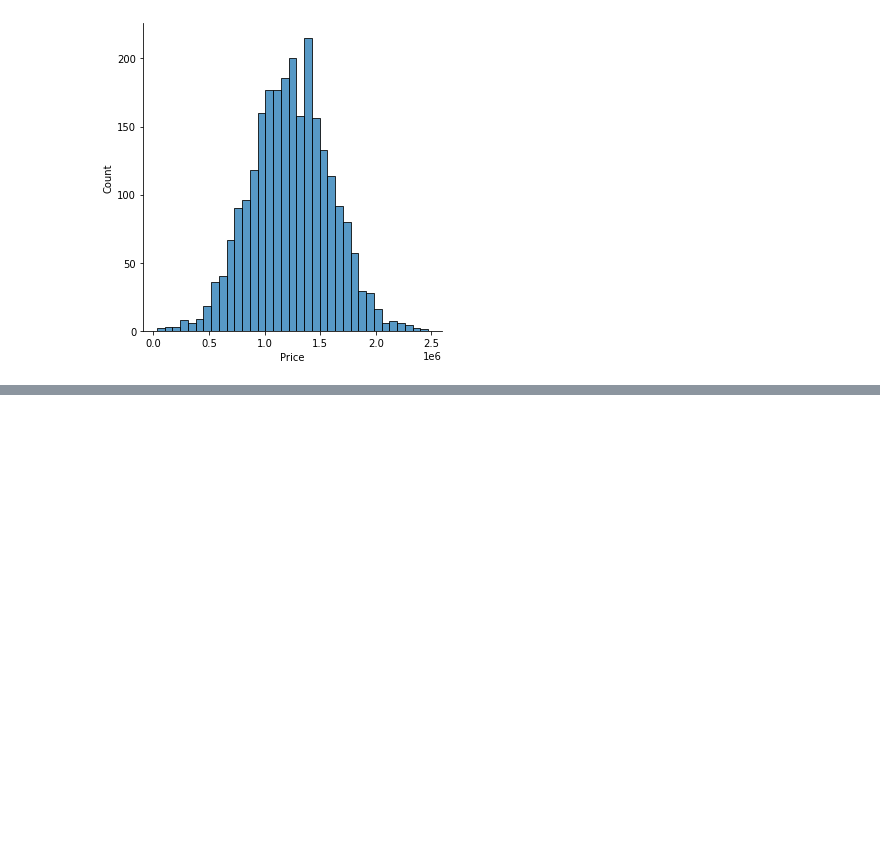
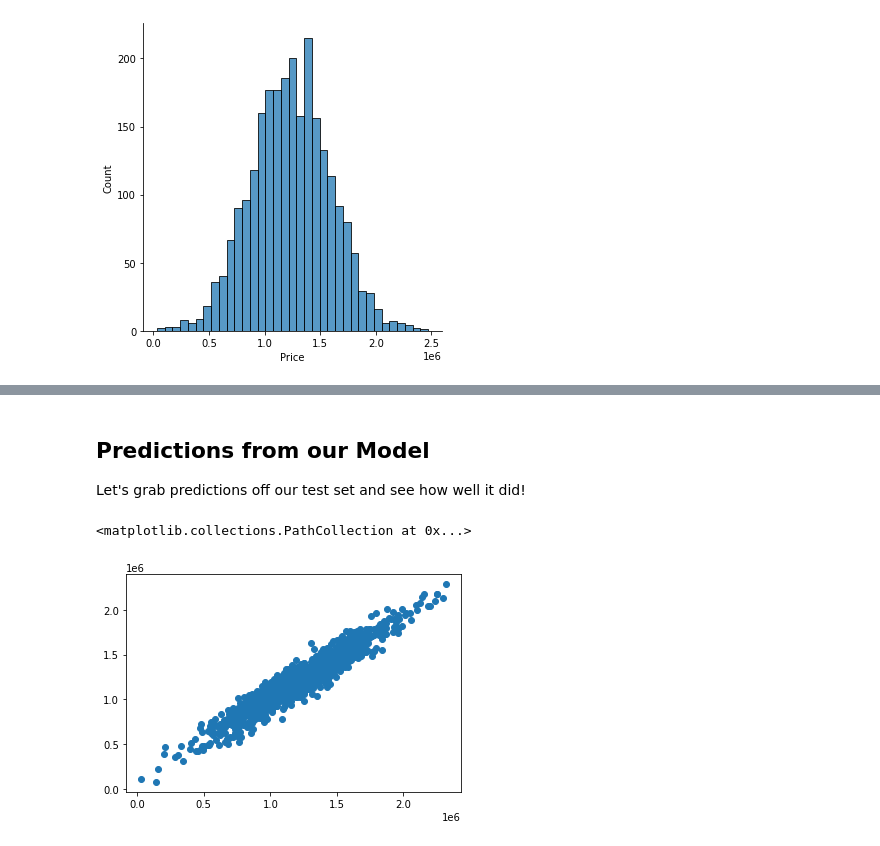
Before and after one commit to zacharyvunguyen/LinearRegressionIntro, a Jupyter notebook: Linear_regression_intro.ipynb, the cells around one changed output, grey strips where cells are left out. Drawn from its saved outputs; the diff is of its cells as text; code cells hidden in the pictures; blank space fills up the shorter version.

Commit message:
Finished Linear_regression_intro.ipynb

```diff
--- a/Linear_regression_intro.ipynb
+++ b/Linear_regression_intro.ipynb
@@ -113,0 +133,4 @@ sns.heatmap(df_USAhousing.corr()) # TODO 2
+# %%
+X = df_USAhousing[['Avg. Area Income', 'Avg. Area House Age', 'Avg. Area Number of Rooms',
+               'Avg. Area Number of Bedrooms', 'Area Population']]
+y = df_USAhousing['Price']
@@ -113,0 +144,6 @@ sns.heatmap(df_USAhousing.corr()) # TODO 2
+# %%
+# Import train_test_split function from sklearn.model_selection
+from sklearn.model_selection import train_test_split
+
+# Split up the data into a training set
+X_train, X_test, y_train, y_test = train_test_split(X, y, test_size=0.4, random_state=101)
@@ -113,0 +152,10 @@ sns.heatmap(df_USAhousing.corr()) # TODO 2
+# %%
+# Import LinearRegression function from sklearn.model_selection
+from sklearn.linear_model import LinearRegression
+
+# LinearRegression fits a linear model with coefficients w = (w1, …, wp) to minimize the residual sum of squares between the observed targets
+# in the dataset, and the targets predicted by the linear approximation.
+lm = LinearRegression()
+
+# Train the Linear Regression Classifer
+lm.fit(X_train,y_train)
@@ -113,0 +192,13 @@ sns.heatmap(df_USAhousing.corr()) # TODO 2
+# %% [markdown]
+## Predictions from our Model
+
+Let's grab predictions off our test set and see how well it did!
+# %%
+# Predict values based on linear model object.
+predictions = lm.predict(X_test)
+# %%
+# Scatter plots are widely used to represent relation among variables and how change in one affects the other.
+plt.scatter(y_test,predictions)
+# %% [output]
+<matplotlib.collections.PathCollection at 0x...>
+[figure, added]
```
Also changed, not shown: parts of 17 cells of this notebook.
